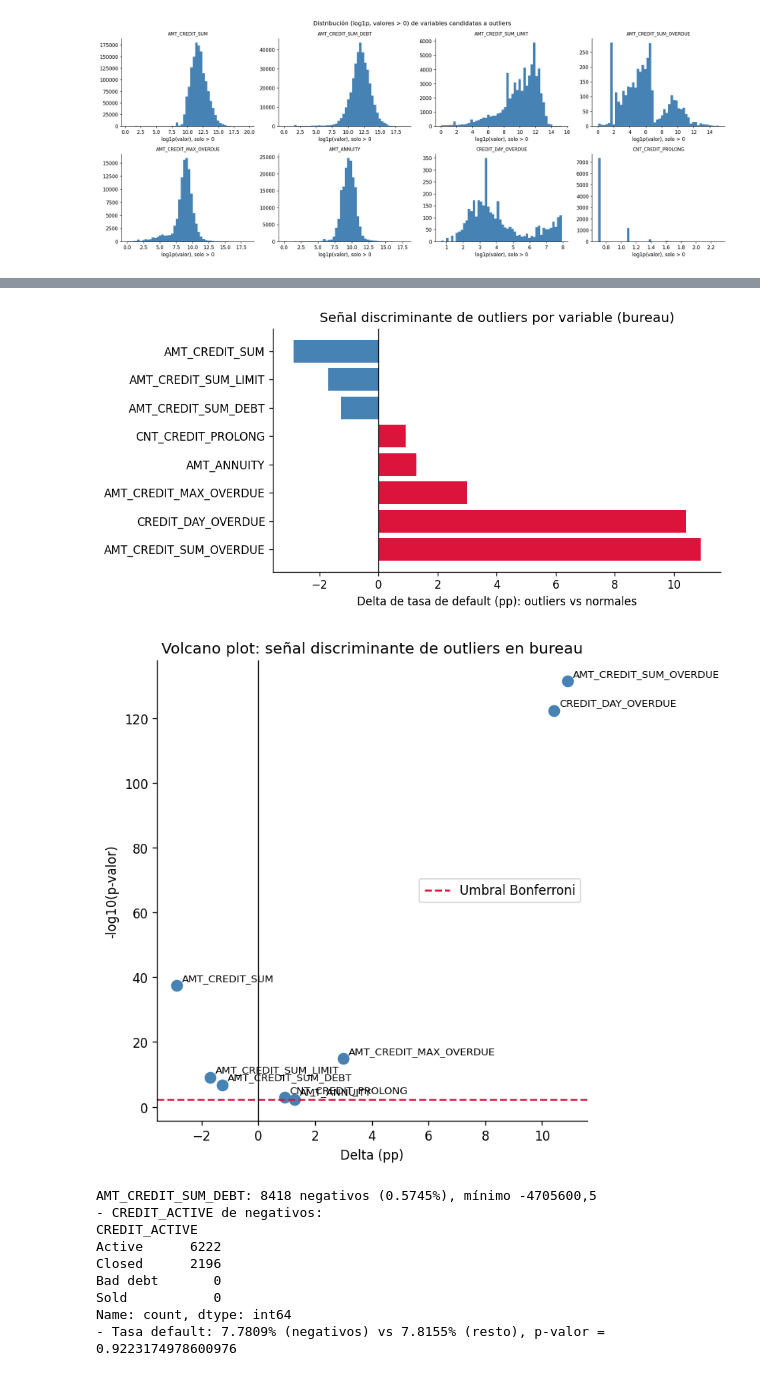
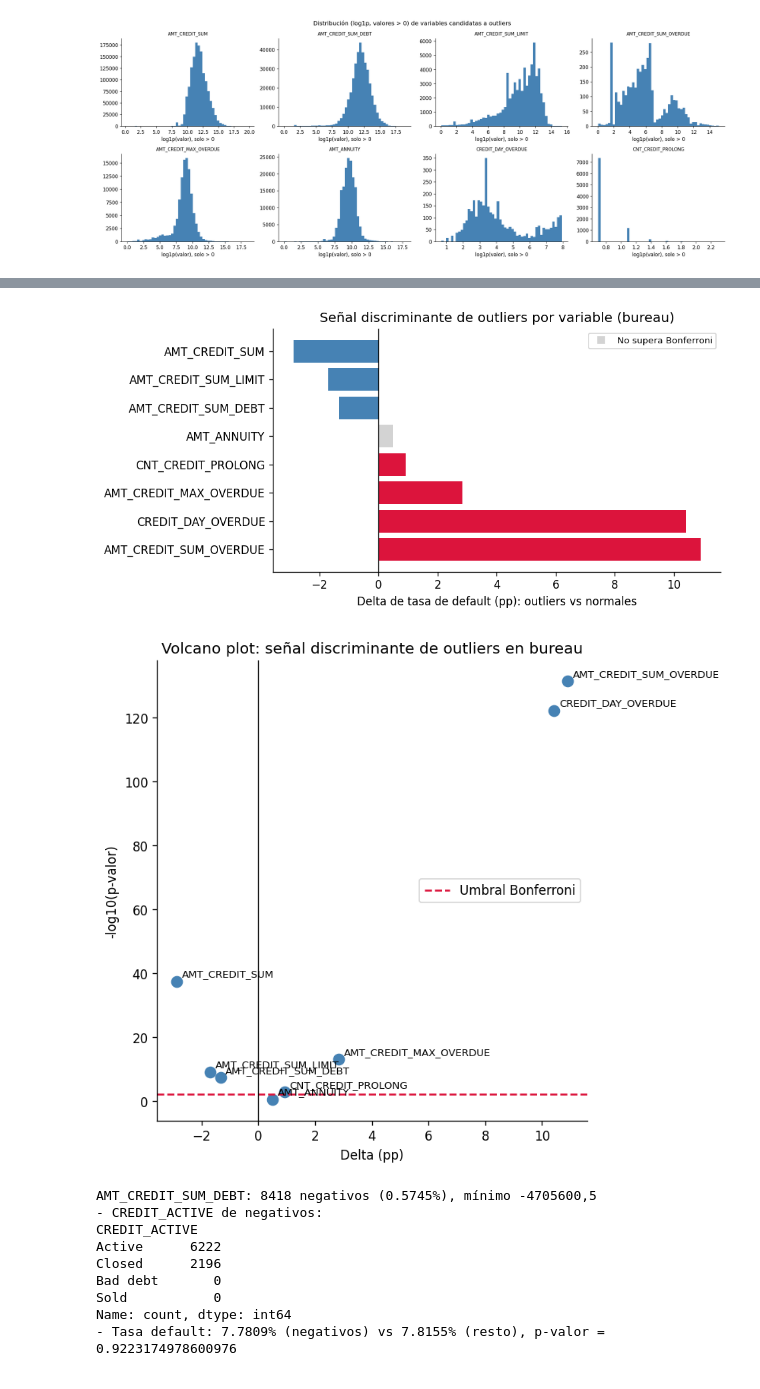
Before and after one commit to yeraybc/home-credit-default-risk, a Jupyter notebook: notebooks/02_eda_bureau.ipynb, the cells around one changed output, grey strips where cells are left out. Cells and saved outputs as stored; diff of their text form; code cells hidden in the pictures.

```diff
--- a/notebooks/02_eda_bureau.ipynb
+++ b/notebooks/02_eda_bureau.ipynb
@@ -2246,24 +2250,26 @@ plt.show()
 # tabla de delta de default (outliers vs normales) + Chi2/Fisher + Bonferroni
 alpha_bonf_out = 0.05 / len(cols_outliers)
 p99_vals = desc_outliers['99%']
-target_sum = bureau_t['TARGET'].sum()
 total_rows = len(bureau_t)
-target_zeros = total_rows - target_sum
 
 rows_out = []
 for col in cols_outliers:
     thresh = p99_vals[col]
     is_out = bureau_t[col] > (thresh if thresh > 0 else 0)
+    # la linea base son los creditos con dato, no todo lo demas: incluir los nulos
+    # mezclaria la senal de la cola con la de la ausencia, que se analiza aparte
+    is_norm = bureau_t[col].notna() & ~is_out
 
     n_out = is_out.sum()
     n_out_1 = bureau_t.loc[is_out, 'TARGET'].sum()
     n_out_0 = n_out - n_out_1
 
-    n_norm_1 = target_sum - n_out_1
-    n_norm_0 = target_zeros - n_out_0
+    n_norm = is_norm.sum()
+    n_norm_1 = bureau_t.loc[is_norm, 'TARGET'].sum()
+    n_norm_0 = n_norm - n_norm_1
 
     rate_out = (n_out_1 / n_out) * 100 if n_out > 0 else 0
-    rate_norm = (n_norm_1 / (total_rows - n_out)) * 100
+    rate_norm = (n_norm_1 / n_norm) * 100
 
     ct = [[n_norm_0, n_norm_1], [n_out_0, n_out_1]]
     min_cell = min(n_norm_0, n_norm_1, n_out_0, n_out_1)
@@ -2275,6 +2281,7 @@ for col in cols_outliers:
         'Variable': col,
         'Criterio': f"> p99 ({format_es(thresh)})" if thresh > 0 else "> 0",
         'N outliers': n_out,
+        'N normales': n_norm,
         '% outliers': (n_out / total_rows) * 100,
         'Tasa default outliers': rate_out,
         'Tasa default normales': rate_norm,
@@ -2288,6 +2295,7 @@ df_evidencia_outliers = pd.DataFrame(rows_out).sort_values('Delta (pp)', ascendi
 
 display(df_evidencia_outliers.style.format({
     'N outliers': '{:,}',
+    'N normales': '{:,}',
     '% outliers': '{:.4f}%',
     'Tasa default outliers': '{:.4f}',
     'Tasa default normales': '{:.4f}',
@@ -2310,15 +2318,19 @@ display(df_evidencia_outliers.style.format({
 # %%
 # gráfico de barras del delta de default por variable
-colors_out = [color_default if d > 0 else color_no_default for d in df_evidencia_outliers['Delta (pp)']]
+# la no significativa va en gris: colorearla por signo afirmaría una dirección que el test no sostiene
+colors_out = ['lightgrey' if sig == 'No' else (color_default if d > 0 else color_no_default)
+              for d, sig in zip(df_evidencia_outliers['Delta (pp)'], df_evidencia_outliers['Sig. Bonferroni'])]
 plt.figure(figsize=(8, 4))
 plt.barh(df_evidencia_outliers['Variable'], df_evidencia_outliers['Delta (pp)'], color=colors_out)
 plt.axvline(0, color='black', linewidth=0.8)
+plt.plot([], [], 's', color='lightgrey', label='No supera Bonferroni')
+plt.legend(loc='upper right', fontsize=8)
 plt.xlabel('Delta de tasa de default (pp): outliers vs normales')
 plt.title('Señal discriminante de outliers por variable (bureau)')
 plt.tight_layout()
 plt.show()
 # %% [output]
-[figure, old version]
+[figure, new version]
 # %%
 # volcano plot: delta vs -log10(p-valor), umbral Bonferroni marcado
 y_vals = -np.log10(df_evidencia_outliers['p-valor'])
@@ -2339,7 +2351,7 @@ plt.legend()
 plt.tight_layout()
 plt.show()
 # %% [output]
-[figure, old version]
+[figure, new version]
 # %%
 # consistencia lógica de valores negativos (AMT_CREDIT_SUM_DEBT, AMT_CREDIT_SUM_LIMIT)
 target_sum = bureau_t['TARGET'].sum()
```
Also changed, not shown: parts of 20 cells of this notebook, 1 other file.
